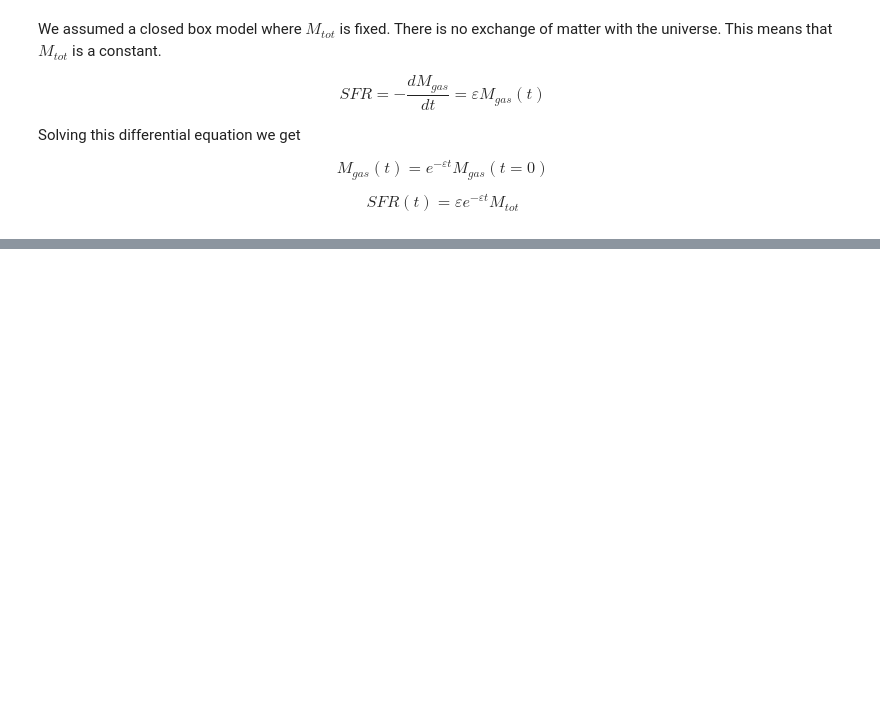
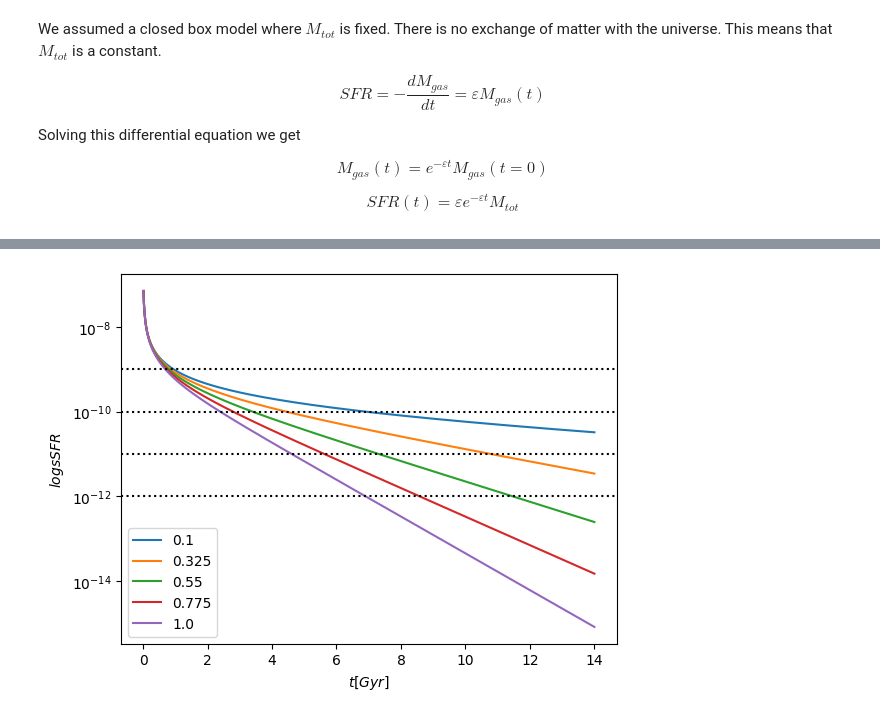
Before and after one commit to ElenaSofiaMangola/Laboratory-of-data-analysis, a Jupyter notebook: Lab.ipynb, the cells around one changed output, grey strips where cells are left out. Saved outputs shown, nothing was run; the diff lists cells and outputs as text; code cells hidden in the pictures; blank space fills up the shorter version.

```diff
--- a/Lab.ipynb
+++ b/Lab.ipynb
@@ -56,0 +81,19 @@ where the only free parameter are $\varepsilon$ and $t$ .
+# %%
+epsilon = np.linspace(0.1,1,5)
+time = np.linspace(0,14,1000)
+
+lines = [10**(-9),10**(-10),10**(-11),10**(-12)]
+
+for e in epsilon:
+    plt.plot(time,SpecificSFR(e,time),label=e)
+
+for i in lines:
+    plt.axhline(i, c='black', ls='dotted')
+
+plt.semilogy()
+plt.xlabel("$t[Gyr]$")
+plt.ylabel("$logsSFR$")
+plt.legend()
+plt.show()
+# %% [output]
+[figure, added]
```
Also changed, not shown: parts of 9 cells of this notebook.
